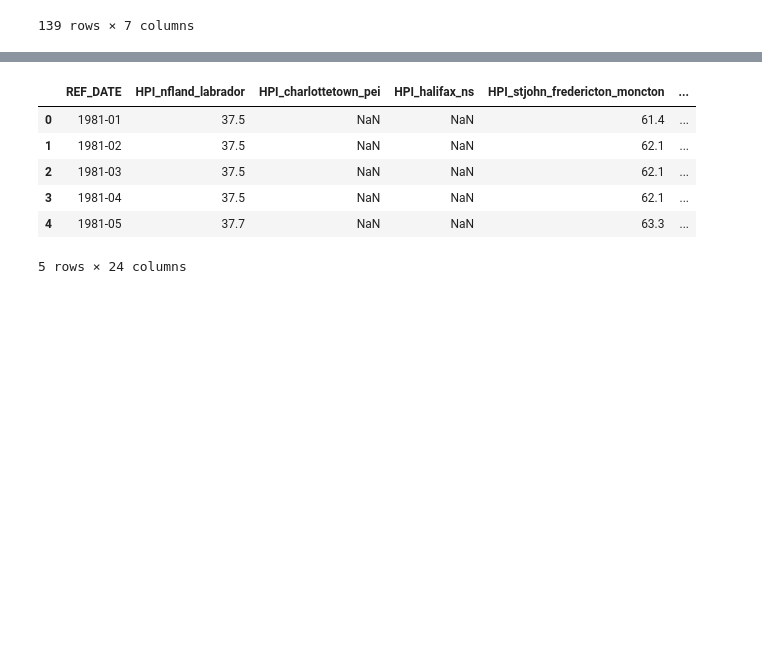
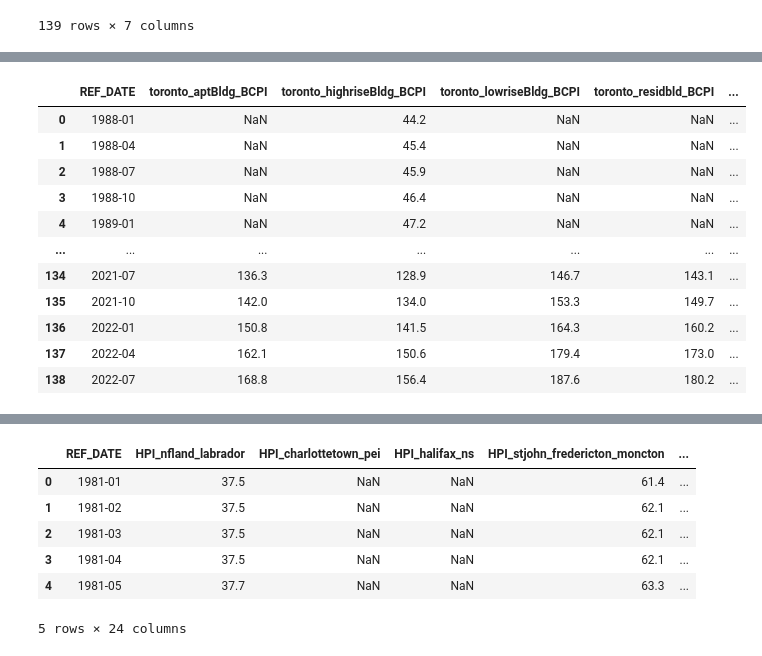
Before and after one commit to HoussamZak/Affinity_Propagation_and_Correlation_Analysis_Canada_Real_Estate, a Jupyter notebook: 3_BuildingPriceIndexes_Data_Cleaning.ipynb, the cells around one changed output, grey strips where cells are left out. Cells and saved outputs as stored; diff of their text form; code cells hidden in the pictures; blank space fills up the shorter version.

```diff
--- a/3_BuildingPriceIndexes_Data_Cleaning.ipynb
+++ b/3_BuildingPriceIndexes_Data_Cleaning.ipynb
@@ -422,0 +503,81 @@ raw_material_price_index.head()
+# %%
+# Toronto, Ontario
+
+# We use building_const_pi_df to extract df for each city with column for each type of residential construction price indexes.
+# BCPI stands for Building Construction Price Indexes.
+# Here we build dataframe for historical construction price indexes for Toronto, Ontario , for the six types of residential constructions.
+
+# Toronto, Ontario Apartment buildings
+toronto_aprt_build = building_const_pi_df[(building_const_pi_df['GEO']=='Toronto, Ontario') & (building_const_pi_df["Type of building"] == "Apartment buildings")]
+toronto_aprt_build = toronto_aprt_build.reset_index()
+toronto_aprt_build = toronto_aprt_build.rename(columns ={"VALUE": "toronto_aptBldg_BCPI"})
+toronto_aprt_build.drop(columns=["index"], axis = 1, inplace = True)
+toronto_aprt_build
+
+# Toronto, Ontario High-rise apartment building
+
+toronto_high_rise = building_const_pi_df[(building_const_pi_df['GEO']=='Toronto, Ontario') & (building_const_pi_df["Type of building"] == "High-rise apartment building (five or more storeys)")]
+toronto_high_rise = toronto_high_rise.reset_index()
+toronto_high_rise = toronto_high_rise.rename(columns ={"VALUE": "toronto_highriseBldg_BCPI"})
+toronto_high_rise.drop(columns=["index"], axis = 1, inplace = True)
+toronto_high_rise
+
+# Toronto, OntarioLow-rise apartment building
+
+toronto_low_rise = building_const_pi_df[(building_const_pi_df['GEO']=='Toronto, Ontario') & (building_const_pi_df["Type of building"] == "Low-rise apartment building (fewer than five storeys)")]
+toronto_low_rise = toronto_low_rise.reset_index()
+toronto_low_rise = toronto_low_rise.rename(columns ={"VALUE": "toronto_lowriseBldg_BCPI"})
+toronto_low_rise.drop(columns=["index"], axis = 1, inplace = True)
+toronto_low_rise
+
+# Toronto, Ontario Single-detached house
+
+toronto_single_det_house = building_const_pi_df[(building_const_pi_df['GEO']=='Toronto, Ontario') & (building_const_pi_df["Type of building"] == "Single-detached house")]
+toronto_single_det_house = toronto_single_det_house.reset_index()
+toronto_single_det_house = toronto_single_det_house.rename(columns ={"VALUE": "toronto_singdethouse_BCPI"})
+toronto_single_det_house.drop(columns=["index"], axis = 1, inplace = True)
+toronto_single_det_house
+
+# Toronto, Ontario Residential buildings [621]
+
+toronto_res_buildings = building_const_pi_df[(building_const_pi_df['GEO']=='Toronto, Ontario') & (building_const_pi_df["Type of building"] == "Residential buildings [621]")]
+toronto_res_buildings = toronto_res_buildings.reset_index()
+toronto_res_buildings = toronto_res_buildings.rename(columns ={"VALUE": "toronto_residbld_BCPI"})
+toronto_res_buildings.drop(columns=["index"], axis = 1, inplace = True)
+toronto_res_buildings
+
+# Toronto, Ontario Townhouse
+
+toronto_townhouse = building_const_pi_df[(building_const_pi_df['GEO']=='Toronto, Ontario') & (building_const_pi_df["Type of building"] == "Townhouse")]
+toronto_townhouse = toronto_townhouse.reset_index()
+toronto_townhouse = toronto_townhouse.rename(columns ={"VALUE": "toronto_townhouse_BCPI"})
+toronto_townhouse.drop(columns=["index"], axis = 1, inplace = True)
+toronto_townhouse
+
+#Merging dataframes on REF_DATE
+dataframes_toronto = [toronto_aprt_build, toronto_high_rise, toronto_low_rise, toronto_res_buildings, toronto_townhouse, toronto_single_det_house]
+
+toronto_bcpi_merged_df = reduce(lambda left, right: pd.merge(left, right, on = 'REF_DATE'), dataframes_toronto)
+
+# #Dropping columns to keep only HPI columns of cities
+toronto_bcpi_merged_df = toronto_bcpi_merged_df.drop(toronto_bcpi_merged_df.filter(regex = 'GEO').columns, axis = 1)
+toronto_bcpi_merged_df = toronto_bcpi_merged_df.drop(toronto_bcpi_merged_df.filter(regex = 'UOM').columns, axis = 1)
+toronto_bcpi_merged_df = toronto_bcpi_merged_df.drop(toronto_bcpi_merged_df.filter(regex = 'Type of building').columns, axis = 1)
+
+#Saving dataframe as csv
+toronto_bcpi_merged_df.to_csv(r"C:\Users\hp\Desktop\Projects Coding\Affinity_Propagation_Canada_Real_Estate_Market\Processed Data\bcpi_dfs\toronto_bcpi_merged_df.csv")
+
+toronto_bcpi_merged_df
+# %% [output]
+|  | REF_DATE | toronto_aptBldg_BCPI | toronto_highriseBldg_BCPI | toronto_lowriseBldg_BCPI | toronto_residbld_BCPI | ... |
+| 0 | 1988-01 | NaN | 44.2 | NaN | NaN | ... |
+| 1 | 1988-04 | NaN | 45.4 | NaN | NaN | ... |
+| 2 | 1988-07 | NaN | 45.9 | NaN | NaN | ... |
+| 3 | 1988-10 | NaN | 46.4 | NaN | NaN | ... |
+| 4 | 1989-01 | NaN | 47.2 | NaN | NaN | ... |
+| ... | ... | ... | ... | ... | ... | ... |
+| 134 | 2021-07 | 136.3 | 128.9 | 146.7 | 143.1 | ... |
+| 135 | 2021-10 | 142.0 | 134.0 | 153.3 | 149.7 | ... |
+| 136 | 2022-01 | 150.8 | 141.5 | 164.3 | 160.2 | ... |
+| 137 | 2022-04 | 162.1 | 150.6 | 179.4 | 173.0 | ... |
+| 138 | 2022-07 | 168.8 | 156.4 | 187.6 | 180.2 | ... |
```
Also changed, not shown: parts of 22 cells of this notebook, 1 other file.
